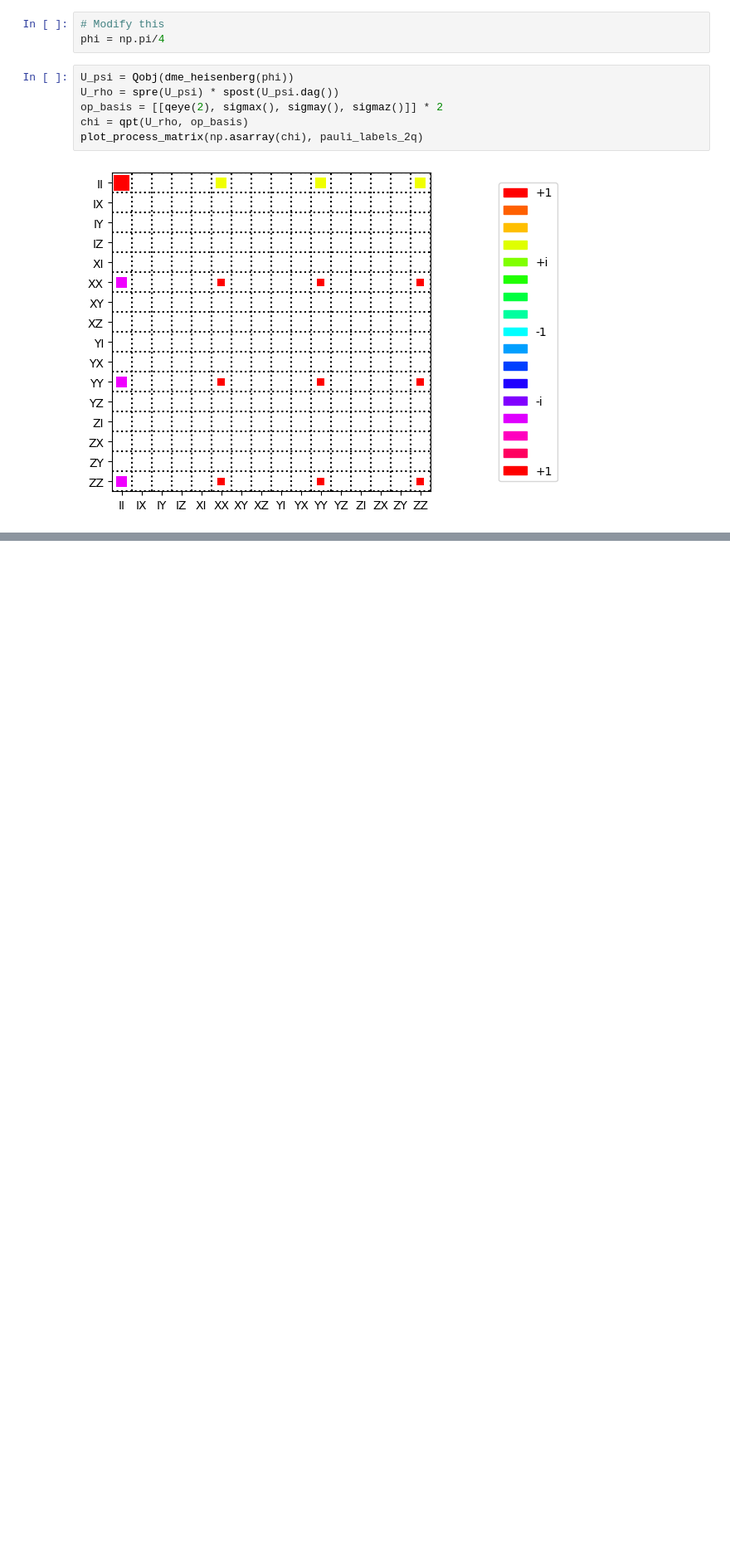
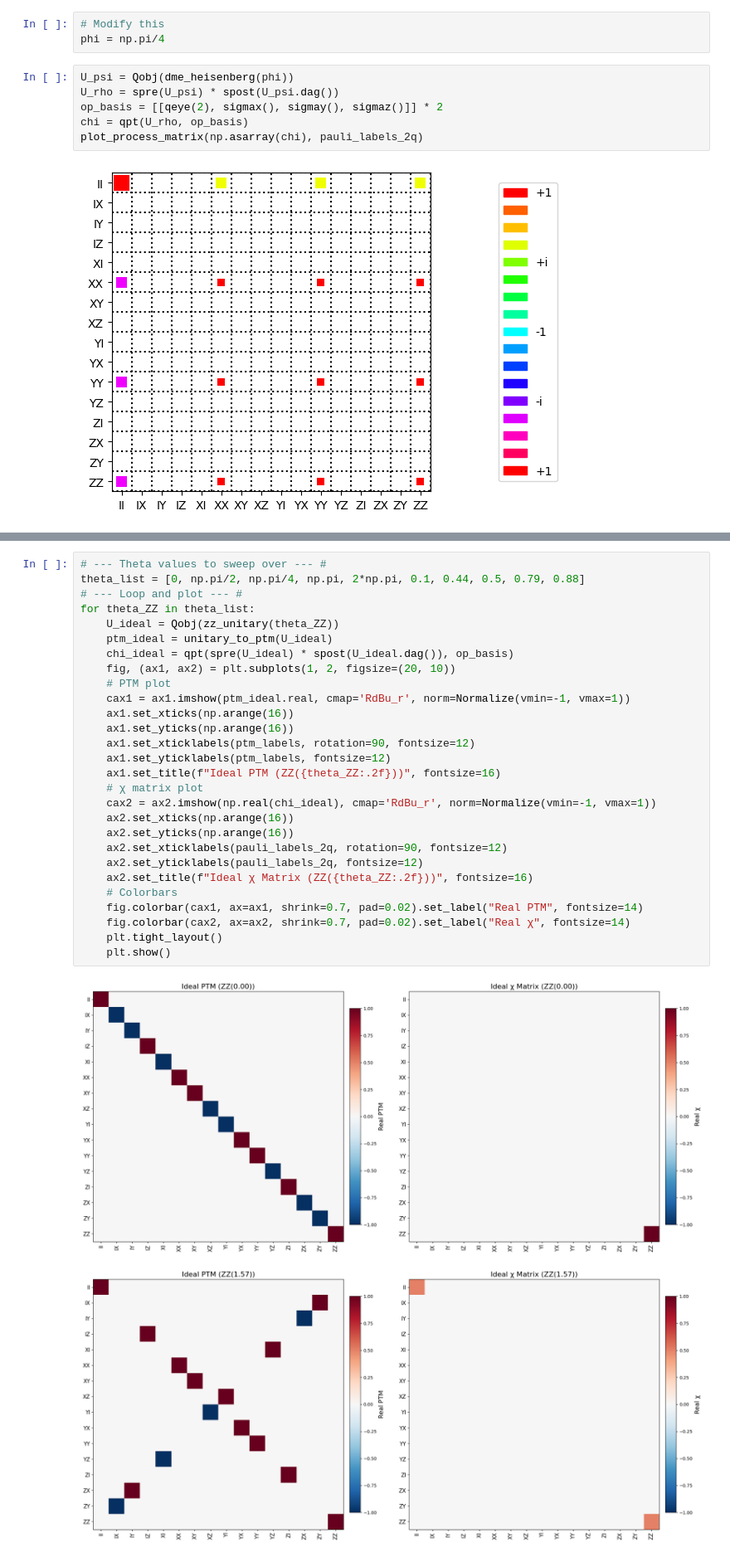
Before and after one commit to khanhuyengiang/dbac, a Jupyter notebook: jupyter_notebooks/dme_circuit.ipynb, the cells around one changed output, grey strips where cells are left out. Shown at 83% size. Drawn from its saved outputs; the diff is of its cells as text; blank space fills up the shorter version.

```diff
--- a/jupyter_notebooks/dme_circuit.ipynb
+++ b/jupyter_notebooks/dme_circuit.ipynb
@@ -186,0 +219,31 @@ plot_process_matrix(np.asarray(chi), pauli_labels_2q)
+# %%
+# --- Theta values to sweep over --- #
+theta_list = [0, np.pi/2, np.pi/4, np.pi, 2*np.pi, 0.1, 0.44, 0.5, 0.79, 0.88]
+# --- Loop and plot --- #
+for theta_ZZ in theta_list:
+    U_ideal = Qobj(zz_unitary(theta_ZZ))
+    ptm_ideal = unitary_to_ptm(U_ideal)
+    chi_ideal = qpt(spre(U_ideal) * spost(U_ideal.dag()), op_basis)
+    fig, (ax1, ax2) = plt.subplots(1, 2, figsize=(20, 10))
+    # PTM plot
+    cax1 = ax1.imshow(ptm_ideal.real, cmap='RdBu_r', norm=Normalize(vmin=-1, vmax=1))
+    ax1.set_xticks(np.arange(16))
+    ax1.set_yticks(np.arange(16))
+    ax1.set_xticklabels(ptm_labels, rotation=90, fontsize=12)
+    ax1.set_yticklabels(ptm_labels, fontsize=12)
+    ax1.set_title(f"Ideal PTM (ZZ({theta_ZZ:.2f}))", fontsize=16)
+    # χ matrix plot
+    cax2 = ax2.imshow(np.real(chi_ideal), cmap='RdBu_r', norm=Normalize(vmin=-1, vmax=1))
+    ax2.set_xticks(np.arange(16))
+    ax2.set_yticks(np.arange(16))
+    ax2.set_xticklabels(pauli_labels_2q, rotation=90, fontsize=12)
+    ax2.set_yticklabels(pauli_labels_2q, fontsize=12)
+    ax2.set_title(f"Ideal χ Matrix (ZZ({theta_ZZ:.2f}))", fontsize=16)
+    # Colorbars
+    fig.colorbar(cax1, ax=ax1, shrink=0.7, pad=0.02).set_label("Real PTM", fontsize=14)
+    fig.colorbar(cax2, ax=ax2, shrink=0.7, pad=0.02).set_label("Real χ", fontsize=14)
+    plt.tight_layout()
+    plt.show()
+# %% [output]
+[figure, added]
+[figure, added]
```
Also changed, not shown: parts of 5 cells of this notebook, 12 other files.
